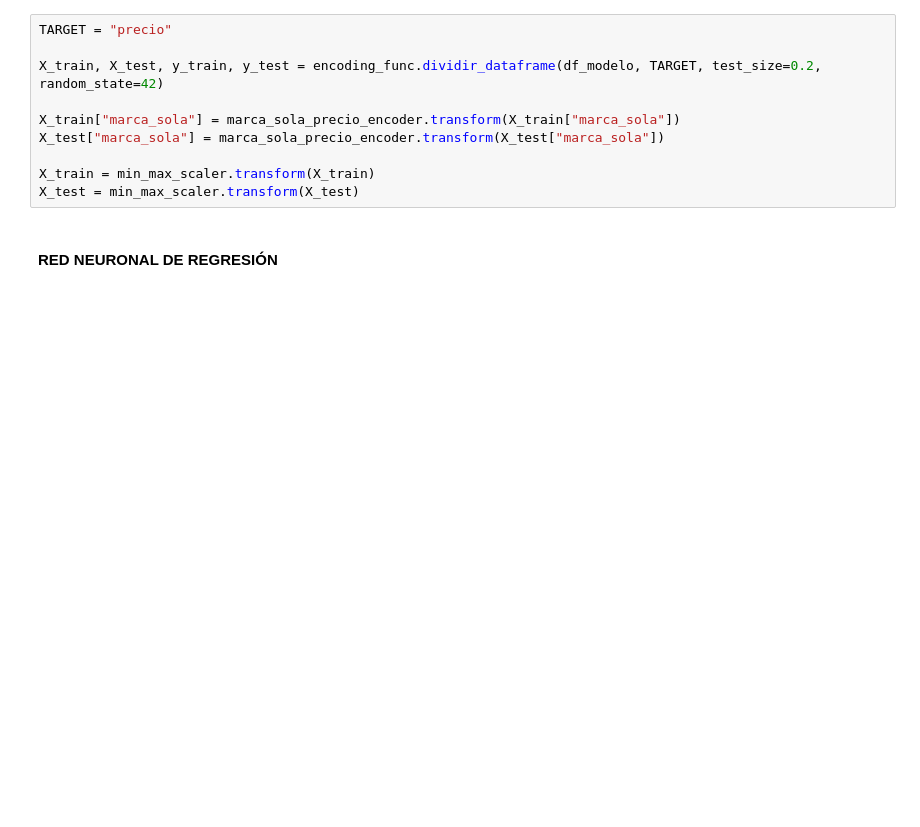
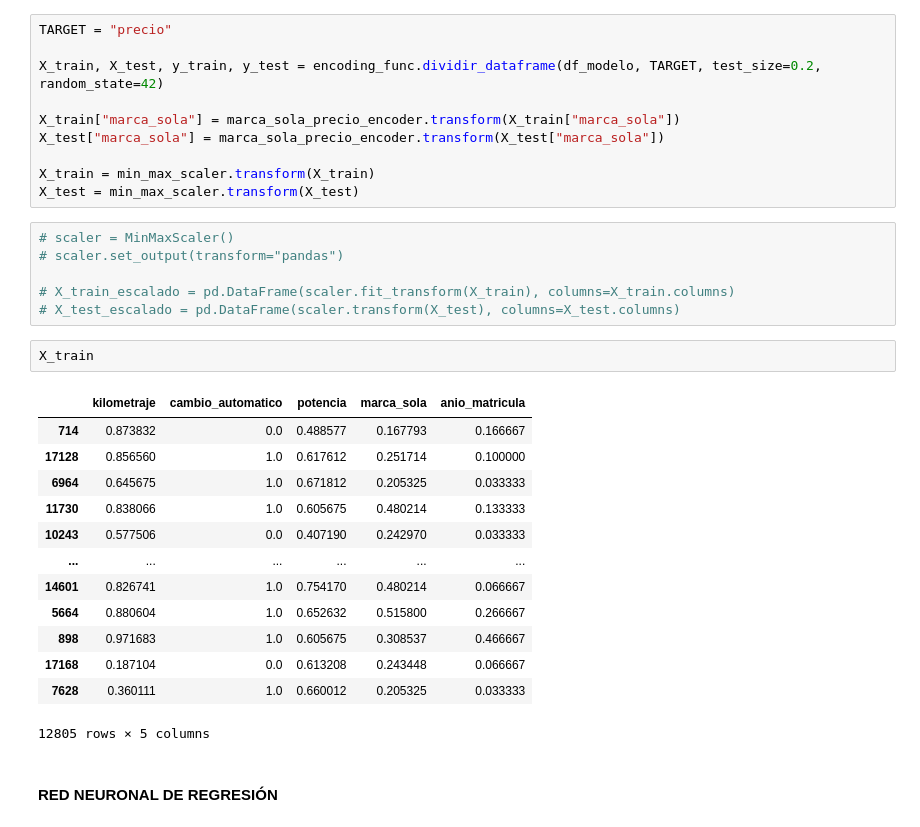
Before and after one commit to Bross-IT/PFB_coches, a Jupyter notebook: temp/ejecutar_deep_learning.ipynb, the cells around one changed output. Saved outputs shown, nothing was run; the diff lists cells and outputs as text; blank space fills up the shorter version.

```diff
--- a/temp/ejecutar_deep_learning.ipynb
+++ b/temp/ejecutar_deep_learning.ipynb
@@ -49,6 +75,28 @@ X_test["marca_sola"] = marca_sola_precio_encoder.transform(X_test["marca_sola"])
 
 X_train = min_max_scaler.transform(X_train)
 X_test = min_max_scaler.transform(X_test)
+# %%
+# scaler = MinMaxScaler()
+# scaler.set_output(transform="pandas")
+
+# X_train_escalado = pd.DataFrame(scaler.fit_transform(X_train), columns=X_train.columns)
+# X_test_escalado = pd.DataFrame(scaler.transform(X_test), columns=X_test.columns)
+# %%
+X_train
+# %% [output]
+|  | kilometraje | cambio_automatico | potencia | marca_sola | anio_matricula |
+| 714 | 0.873832 | 0.0 | 0.488577 | 0.167793 | 0.166667 |
+| 17128 | 0.856560 | 1.0 | 0.617612 | 0.251714 | 0.100000 |
+| 6964 | 0.645675 | 1.0 | 0.671812 | 0.205325 | 0.033333 |
+| 11730 | 0.838066 | 1.0 | 0.605675 | 0.480214 | 0.133333 |
+| 10243 | 0.577506 | 0.0 | 0.407190 | 0.242970 | 0.033333 |
+| ... | ... | ... | ... | ... | ... |
+| 14601 | 0.826741 | 1.0 | 0.754170 | 0.480214 | 0.066667 |
+| 5664 | 0.880604 | 1.0 | 0.652632 | 0.515800 | 0.266667 |
+| 898 | 0.971683 | 1.0 | 0.605675 | 0.308537 | 0.466667 |
+| 17168 | 0.187104 | 0.0 | 0.613208 | 0.243448 | 0.066667 |
+| 7628 | 0.360111 | 1.0 | 0.660012 | 0.205325 | 0.033333 |
+12805 rows × 5 columns
 # %% [markdown]
 #### RED NEURONAL DE REGRESIÓN ####
 # %%
```
Also changed, not shown: parts of 15 cells of this notebook.
